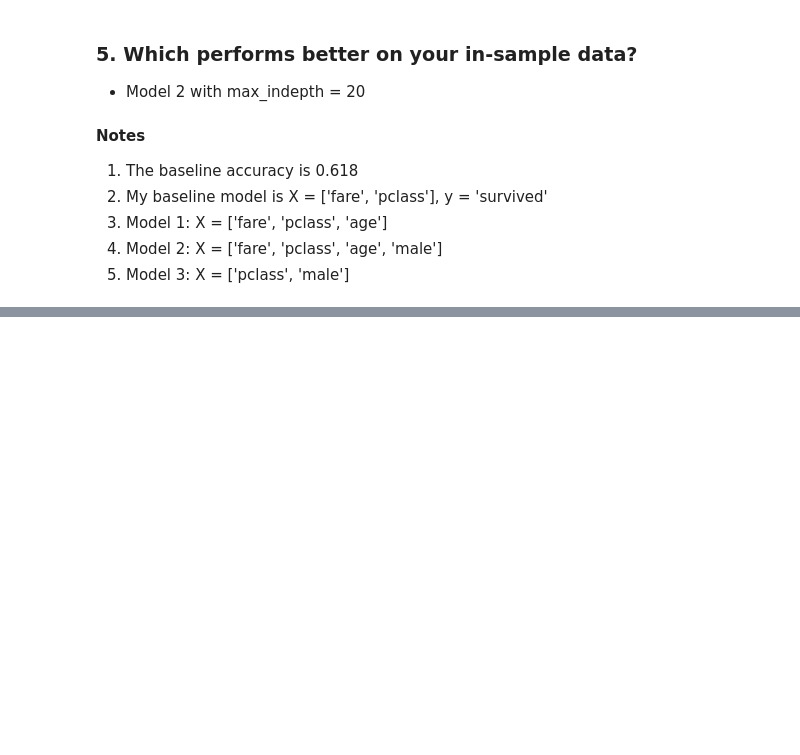
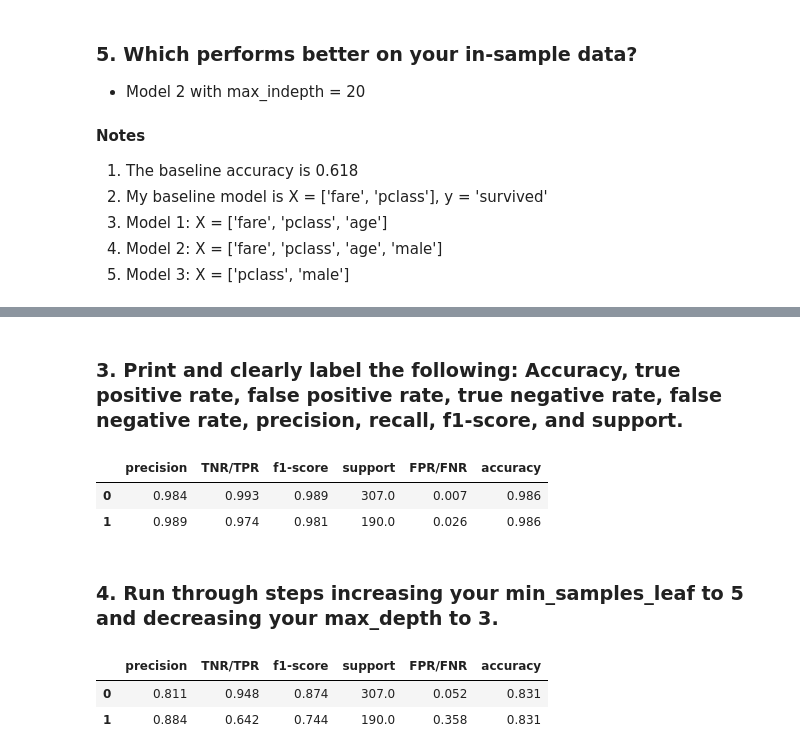
Before and after one commit to Yongliang-Shi/classification-exercises, a Jupyter notebook: model.ipynb, the cells around one changed output, grey strips where cells are left out. Saved outputs shown, nothing was run; the diff lists cells and outputs as text; code cells hidden in the pictures; blank space fills up the shorter version.

Commit message:
completed random forest exercises

```diff
--- a/model.ipynb
+++ b/model.ipynb
@@ -1044,0 +1072,13 @@ Performance of Model 3:
+# %%
+# X_train and y_train
+
+X_train = train[['fare', 'pclass', 'age', 'sex_male']]
+y_train = train['survived']
+
+X_validate = validate[['fare', 'pclass', 'age', 'sex_male']]
+y_validate = validate['survived']
+
+X_test = test[['fare', 'pclass', 'age', 'sex_male']]
+y_test = test['survived']
+
+X_train.shape, X_validate.shape, X_test.shape
@@ -1044,0 +1087,12 @@ Performance of Model 3:
+# %%
+# Creat the Random Forest Object
+
+rf = RandomForestClassifier(n_estimators=100,
+                            max_depth=20,
+                            min_samples_split=2,
+                            min_samples_leaf=1,
+                            random_state=433)
+# %%
+# Fit to the training dataset.
+
+rf.fit(X_train, y_train)
@@ -1044,0 +1142,10 @@ Performance of Model 3:
+# %% [markdown]
+### 3. Print and clearly label the following: Accuracy, true positive rate, false positive rate, true negative rate, false negative rate, precision, recall, f1-score, and support.
+# %%
+model_metrics(rf, X_train, y_train).round(3)
+# %% [output]
+|  | precision | TNR/TPR | f1-score | support | FPR/FNR | accuracy |
+| 0 | 0.984 | 0.993 | 0.989 | 307.0 | 0.007 | 0.986 |
+| 1 | 0.989 | 0.974 | 0.981 | 190.0 | 0.026 | 0.986 |
+# %% [markdown]
+### 4. Run through steps increasing your min_samples_leaf to 5 and decreasing your max_depth to 3.
@@ -1044,0 +1160,8 @@ Performance of Model 3:
+# %%
+# Evaluate the new algorithms
+
+model_metrics(rf1, X_train, y_train).round(3)
+# %% [output]
+|  | precision | TNR/TPR | f1-score | support | FPR/FNR | accuracy |
+| 0 | 0.811 | 0.948 | 0.874 | 307.0 | 0.052 | 0.831 |
+| 1 | 0.884 | 0.642 | 0.744 | 190.0 | 0.358 | 0.831 |
```
Also changed, not shown: parts of 22 cells of this notebook.
